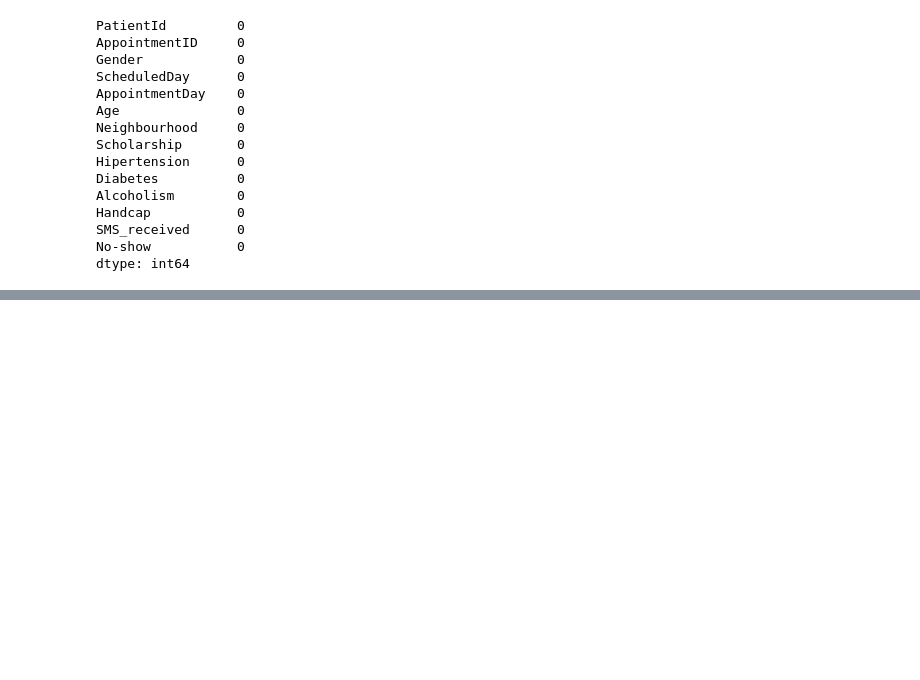
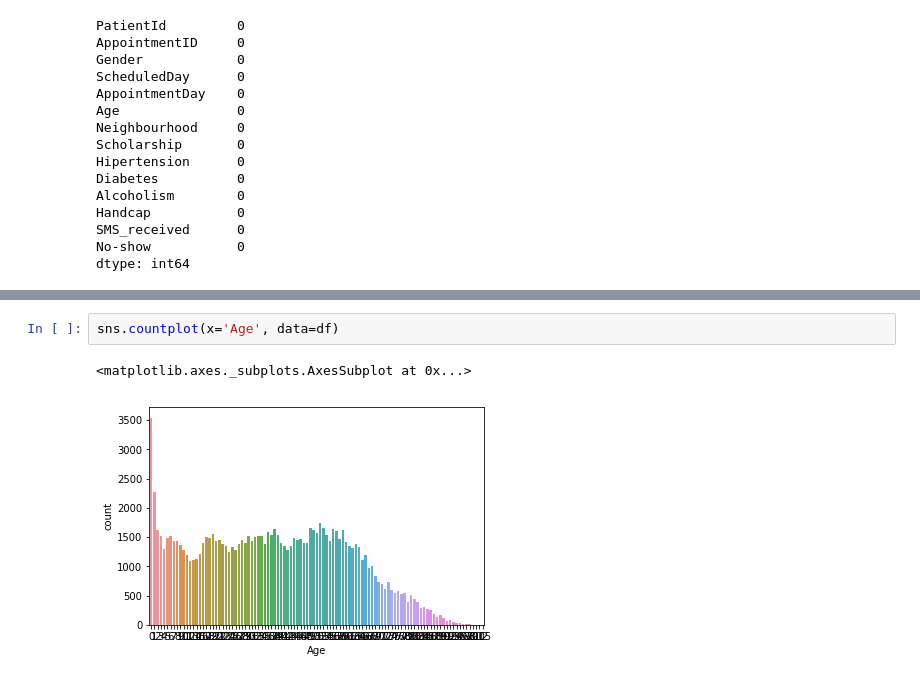
Before and after one commit to Asafamitai/IDC-BDA-Exercises, a Jupyter notebook: NOShow_project_worksheet.ipynb, the cells around one changed output, grey strips where cells are left out. Drawn from its saved outputs; the diff is of its cells as text; blank space fills up the shorter version.

```diff
--- a/NOShow_project_worksheet.ipynb
+++ b/NOShow_project_worksheet.ipynb
@@ -113,0 +140,5 @@ dtype: int64
+# %%
+sns.countplot(x='Age', data=df)
+# %% [output]
+<matplotlib.axes._subplots.AxesSubplot at 0x...>
+[figure, added]
```
Also changed, not shown: parts of 12 cells of this notebook, 3 other files.
